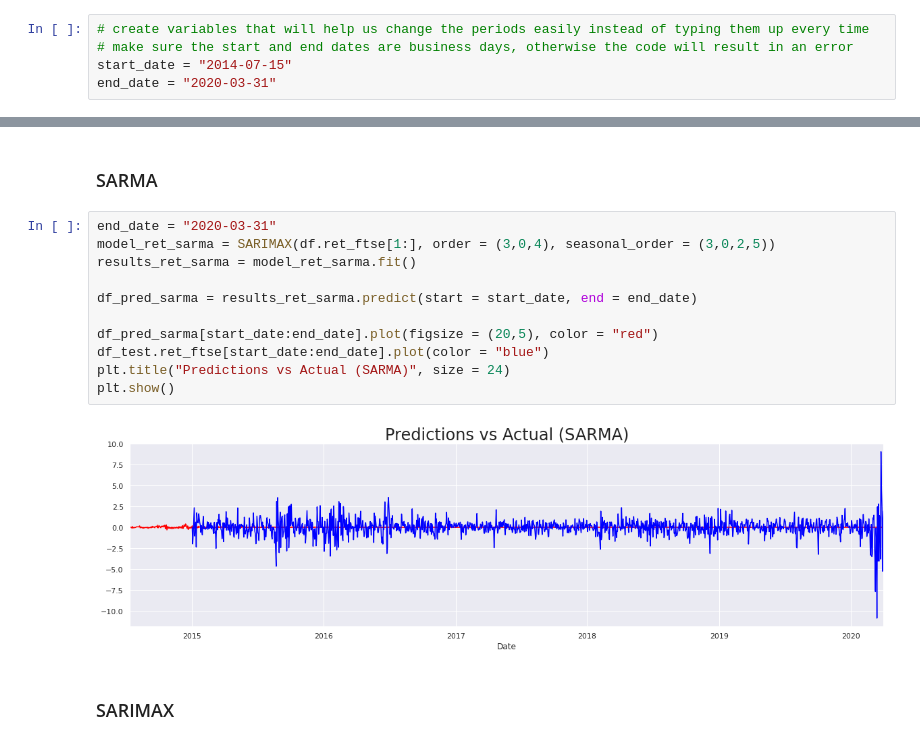
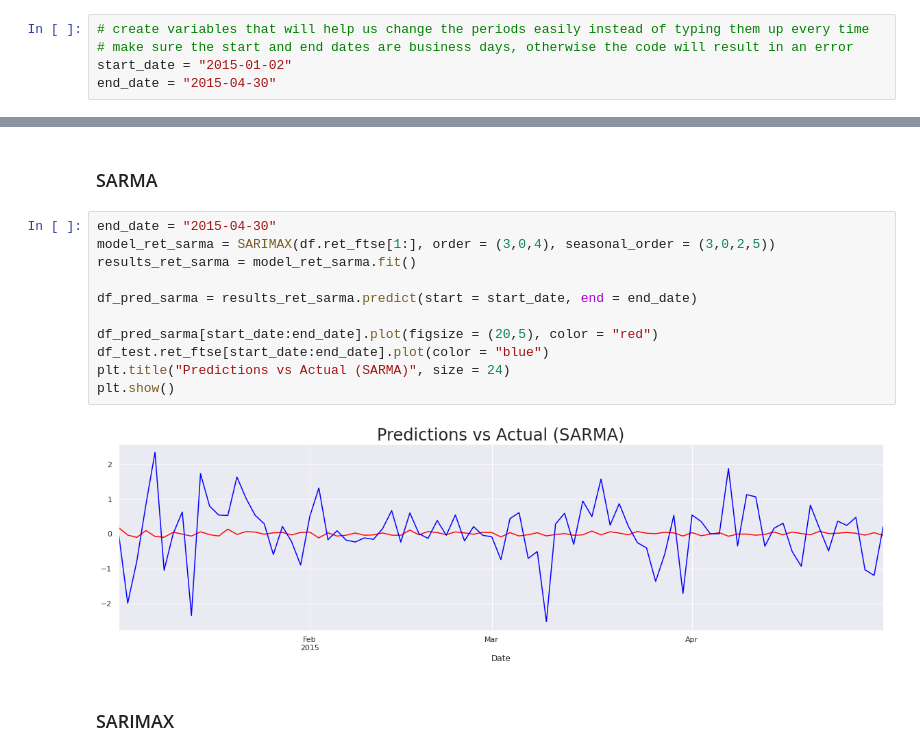
Before and after one commit to RegaipKURT/Machine-Learning-Python, a Jupyter notebook: Forecasting_Time_Series.ipynb, the cells around one changed output, grey strips where cells are left out. Drawn from its saved outputs; the diff is of its cells as text.

```diff
--- a/Forecasting_Time_Series.ipynb
+++ b/Forecasting_Time_Series.ipynb
@@ -82,6 +82,6 @@ df.tail()
 # %%
 # create variables that will help us change the periods easily instead of typing them up every time
 # make sure the start and end dates are business days, otherwise the code will result in an error
-start_date = "2014-07-15"
-end_date = "2020-03-31"
+start_date = "2015-01-02"
+end_date = "2015-04-30"
 # %%
@@ -210,17 +211,17 @@ plt.show()
 # %% [markdown]
 ### SARMA
 # %%
-end_date = "2020-03-31"
+end_date = "2015-04-30"
 model_ret_sarma = SARIMAX(df.ret_ftse[1:], order = (3,0,4), seasonal_order = (3,0,2,5))
 results_ret_sarma = model_ret_sarma.fit()
 
 df_pred_sarma = results_ret_sarma.predict(start = start_date, end = end_date)
 
 df_pred_sarma[start_date:end_date].plot(figsize = (20,5), color = "red")
 df_test.ret_ftse[start_date:end_date].plot(color = "blue")
 plt.title("Predictions vs Actual (SARMA)", size = 24)
 plt.show()
 # %% [output]
-[figure, old version]
+[figure, new version]
 # %% [markdown]
 ### SARIMAX
```
Also changed, not shown: parts of 16 cells of this notebook.
